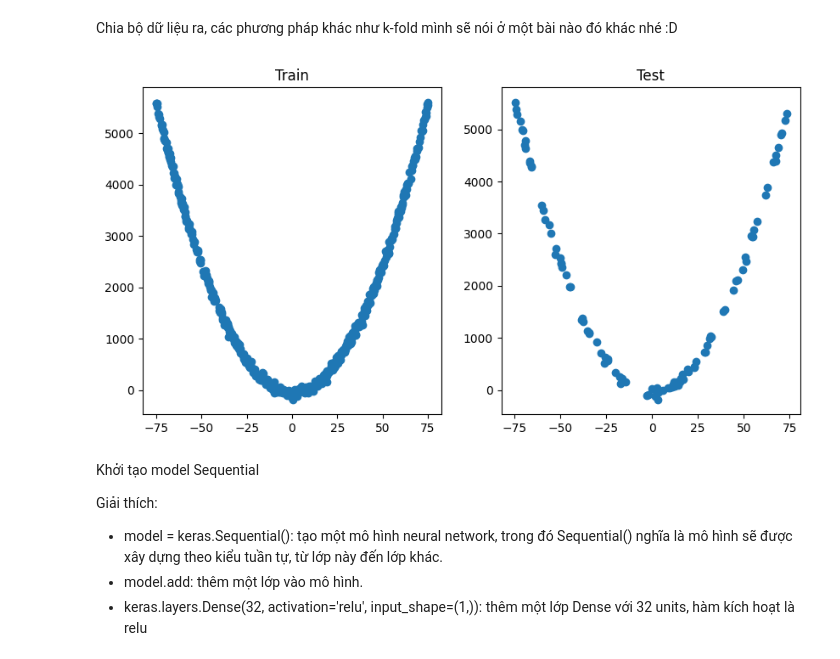
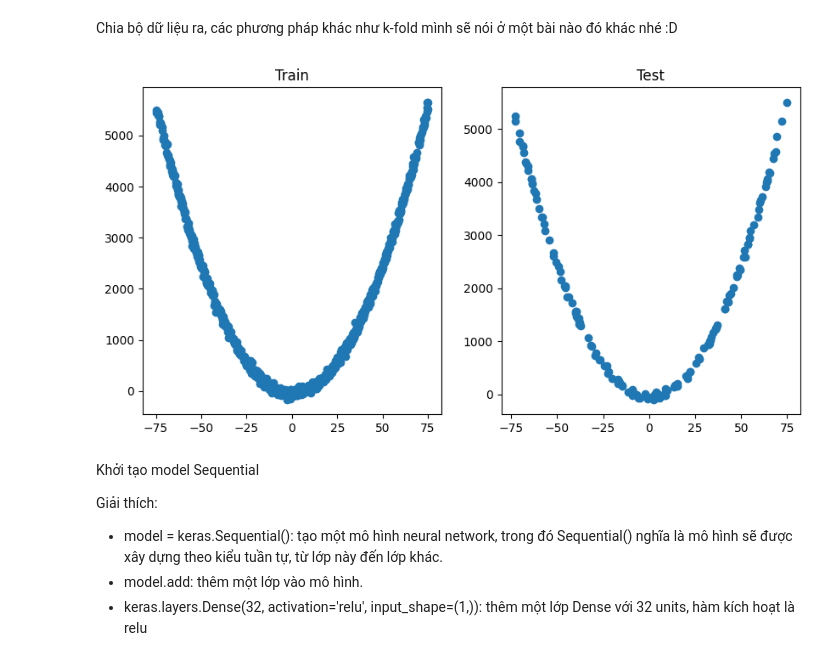
Before and after one commit to VuThanhLam124/Machine-Learning-Simple, a Jupyter notebook: deeplearning.ipynb, the cells around one changed output. Drawn from its saved outputs; the diff is of its cells as text; code cells hidden in the pictures.

```diff
--- a/deeplearning.ipynb
+++ b/deeplearning.ipynb
@@ -205,20 +205,20 @@ plt.show()
 # %% [markdown]
 Chia bộ dữ liệu ra, các phương pháp khác như k-fold mình sẽ nói ở một bài nào đó khác nhé :D
 # %%
-X_train = random.sample(list(X), 500)
+X_train = random.sample(list(X), 700)
 Y_train = [f(x) + np.random.normal(-50, 50) for x in X_train]
-X_test = random.sample(list(X), 100)
+X_test = random.sample(list(X), 150)
 Y_test = [f(x) + np.random.normal(-50, 50) for x in X_test]
 plt.figure(figsize=(10, 5))
 plt.subplot(1, 2, 1)
 plt.scatter(X_train, Y_train)
 plt.title("Train")
 plt.subplot(1, 2, 2)
 plt.scatter(X_test, Y_test)
 plt.title("Test")
 plt.show()
 # %% [output]
-[figure, old version]
+[figure, new version]
 # %% [markdown]
 Khởi tạo model Sequential
 
```
Also changed, not shown: parts of 4 cells of this notebook, 12 other files.
